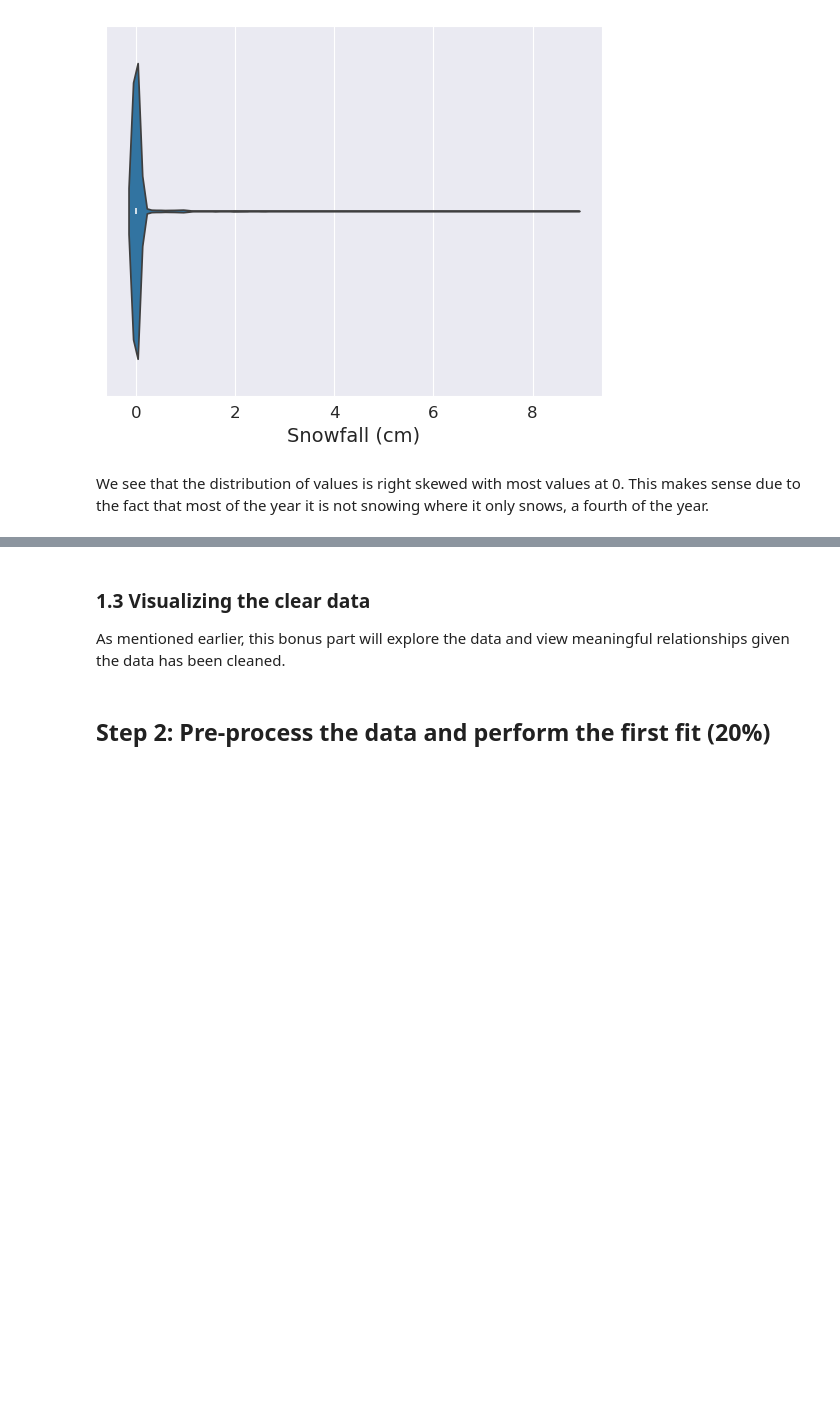
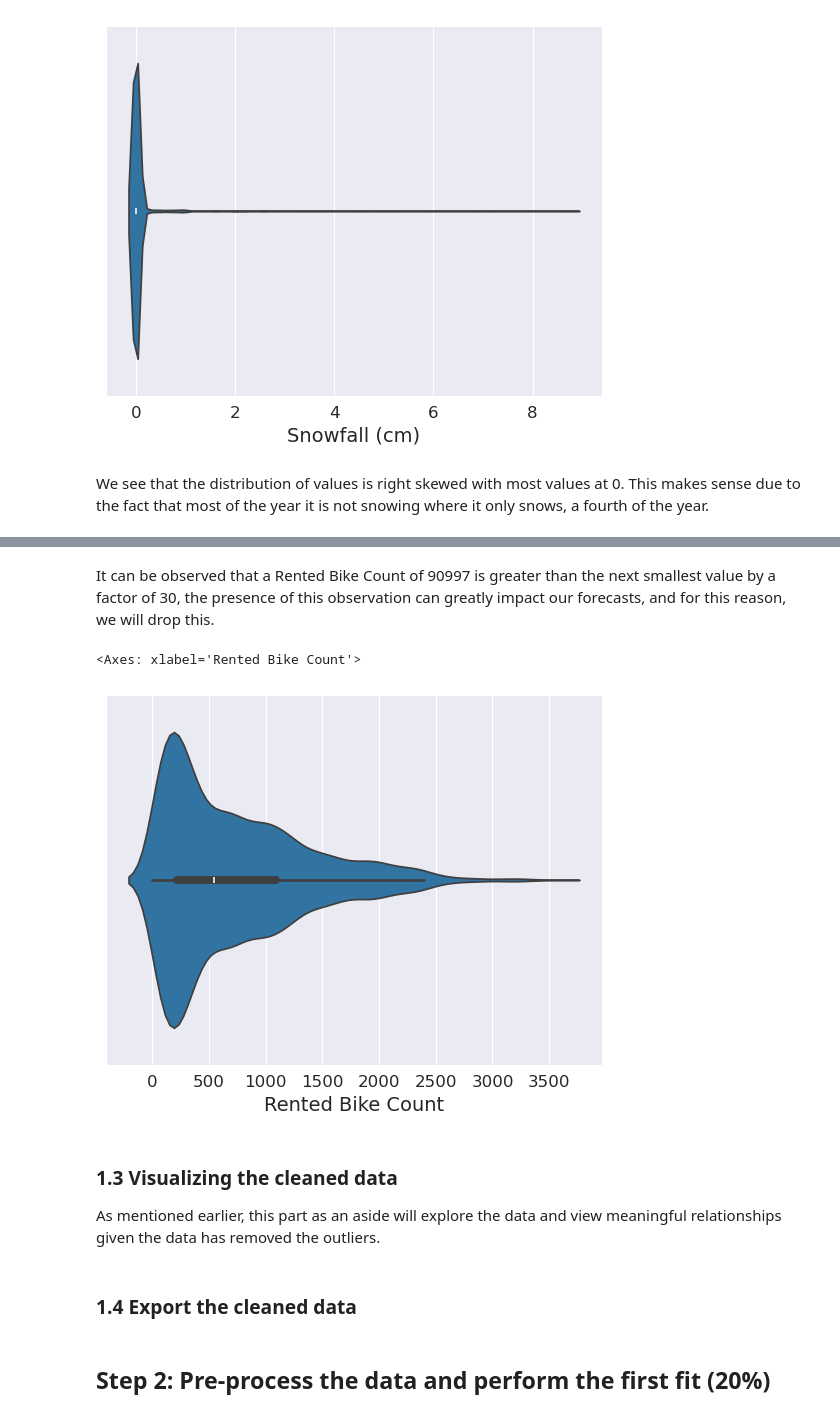
Before and after one commit to nicoataiza/CS7317-2024, a Jupyter notebook: Assignment 1/A1-template-2024.ipynb, the cells around one changed output, grey strips where cells are left out. Saved outputs shown, nothing was run; the diff lists cells and outputs as text; code cells hidden in the pictures; blank space fills up the shorter version.

Commit message:
Finished part 2

```diff
--- a/Assignment 1/A1-template-2024.ipynb
+++ b/Assignment 1/A1-template-2024.ipynb
@@ -507,4 +544,15 @@ We see that the distribution of values is right skewed with most values at 0. Th
+# %% [markdown]
+It can be observed that a Rented Bike Count of 90997 is greater than the next smallest value by a factor of 30, the presence of this observation can greatly impact our forecasts, and for this reason, we will drop this.
+# %%
+df = df[df["Rented Bike Count"] < 4000]
+# %%
+sns.violinplot(data=df, x="Rented Bike Count")
+# %% [output]
+<Axes: xlabel='Rented Bike Count'>
+[figure, added]
 # %% [markdown]
-### 1.3 Visualizing the clear data
+### 1.3 Visualizing the cleaned data
 
-As mentioned earlier, this bonus part will explore the data and view meaningful relationships given the data has been cleaned.
+As mentioned earlier, this part as an aside will explore the data and view meaningful relationships given the data has removed the outliers.
+# %% [markdown]
+### 1.4 Export the cleaned data
```
Also changed, not shown: parts of 16 cells of this notebook.
